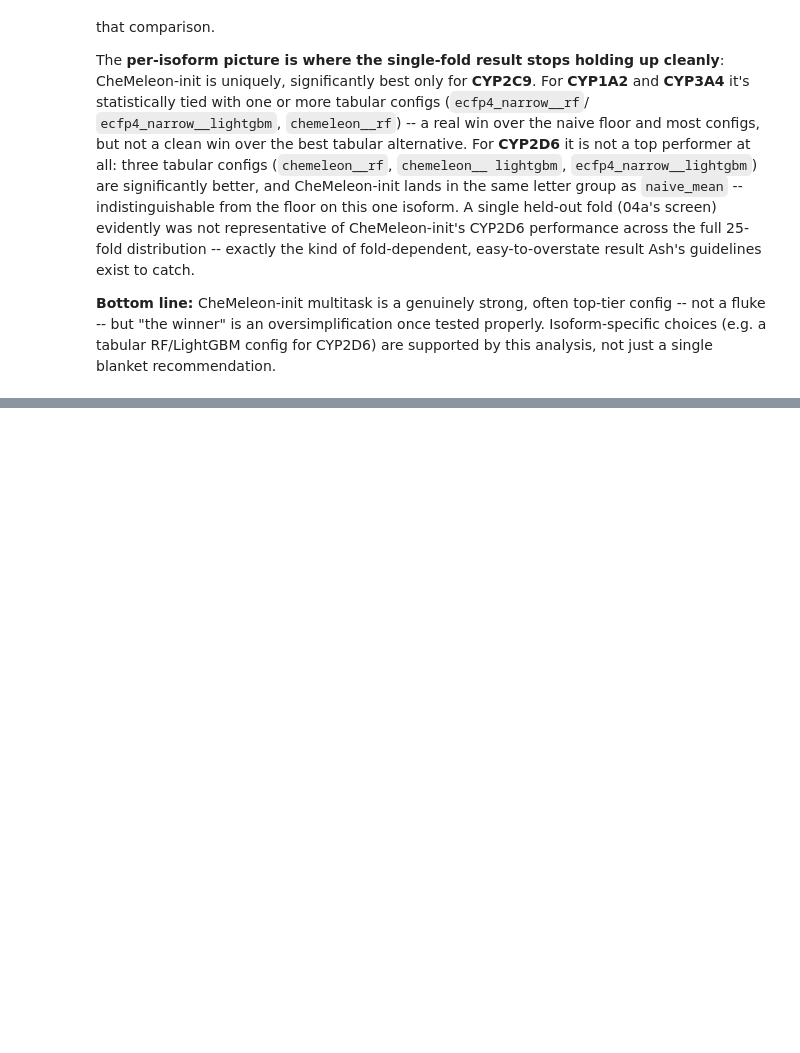
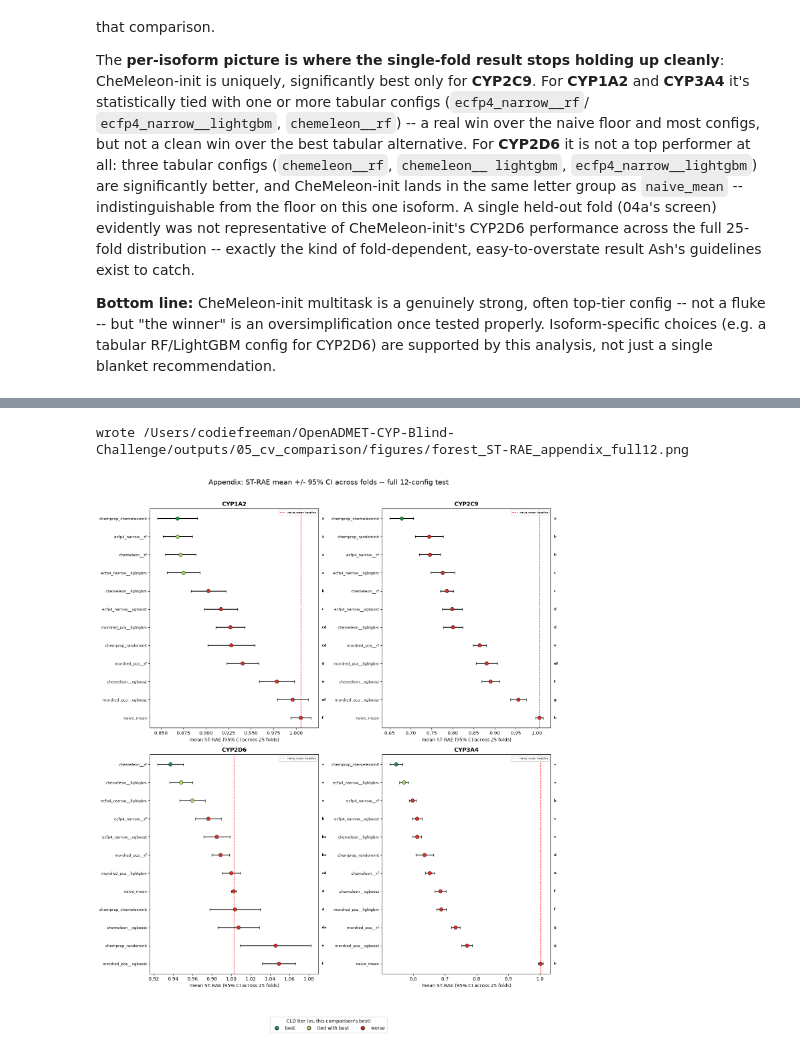
Before and after one commit to codie-freeman/OpenADMET-CYP-Blind-Challenge, a Jupyter notebook: notebooks/05_cv_comparison.ipynb, the cells around one changed output, grey strips where cells are left out. Saved outputs shown, nothing was run; the diff lists cells and outputs as text; code cells hidden in the pictures; blank space fills up the shorter version.

```diff
--- a/notebooks/05_cv_comparison.ipynb
+++ b/notebooks/05_cv_comparison.ipynb
@@ -744,0 +923,20 @@ behind every other config actually is, with a direct sense of both the size of t
+# %%
+fig, axes = plt.subplots(2, 2, figsize=(14, 16))
+for ax, comp_name in zip(axes.flatten(), ISOFORM_COMPARISONS):
+    forest_panel(ax, comp_name, COMPARISONS[comp_name]["configs"])
+
+legend_handles = [
+    plt.Line2D([0], [0], marker="o", color="w", markerfacecolor=col, markeredgecolor="black", markersize=8, label=tier)
+    for tier, col in TIER_COLORS.items()
+]
+fig.legend(handles=legend_handles, loc="upper center", bbox_to_anchor=(0.5, -0.02), ncol=3, title="CLD tier (vs. this comparison's best)")
+fig.suptitle("Appendix: ST-RAE mean +/- 95% CI across folds -- full 12-config test", fontsize=15)
+plt.tight_layout(rect=[0, 0.02, 1, 0.97])
+
+forest_appendix_path = FIGURES_DIR / "forest_ST-RAE_appendix_full12.png"
+fig.savefig(forest_appendix_path, dpi=150, bbox_inches="tight")
+print(f"wrote {forest_appendix_path}")
+plt.show()
+# %% [output]
+wrote /Users/codiefreeman/OpenADMET-CYP-Blind-Challenge/outputs/05_cv_comparison/figures/forest_ST-RAE_appendix_full12.png
+[figure, added]
```
Also changed, not shown: parts of 19 cells of this notebook, 5 other files.
